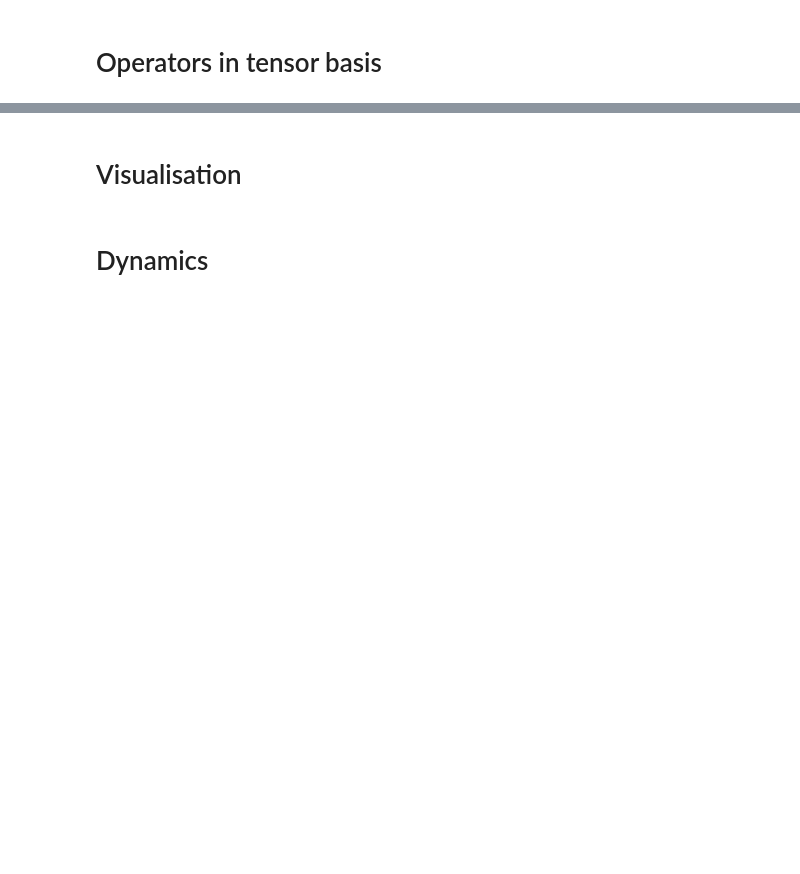
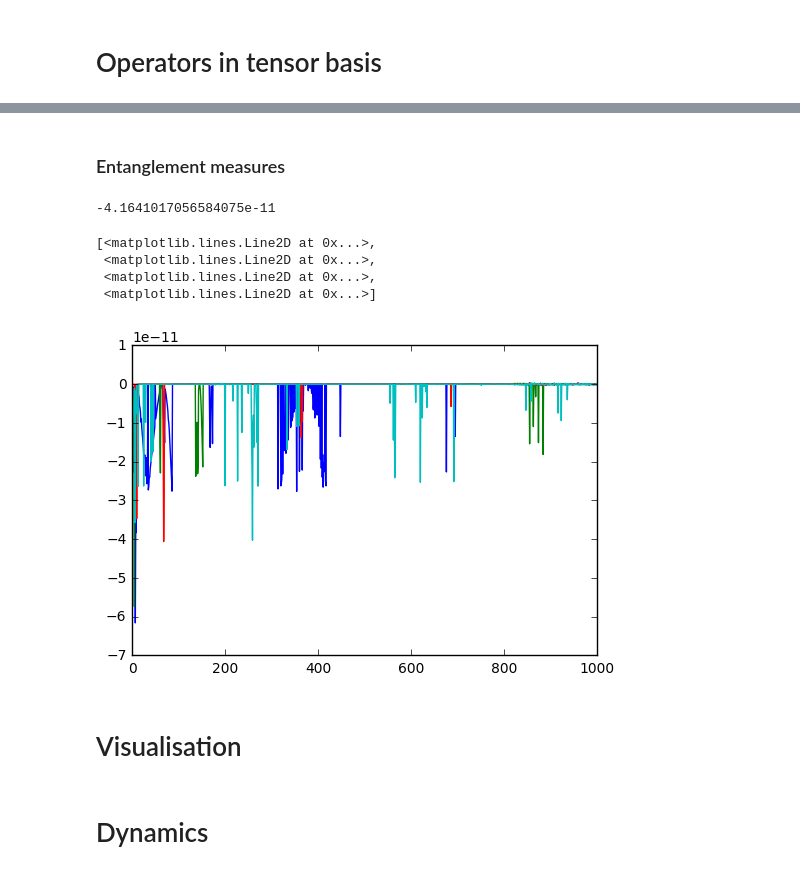
Before and after one commit to safoex/qubitlab, a Jupyter notebook: python/qutip/2qubit.ipynb, the cells around one changed output, grey strips where cells are left out. Drawn from its saved outputs; the diff is of its cells as text; code cells hidden in the pictures; blank space fills up the shorter version.

```diff
--- a/python/qutip/2qubit.ipynb
+++ b/python/qutip/2qubit.ipynb
@@ -110,7 +110,7 @@ print(w21)
 [8.7202120275182402, 7.8995064742269481]
 [6.5186834381082885, 5.3496493098973579]
 # %%
-Ej_space = np.linspace(4.3,4.4, 1000)
+Ej_space = np.linspace(4.35,4.37, 1000)
 
 difs = []
 for Ej_id, E_j in enumerate(Ej_space):
@@ -203,3 +203,33 @@ def THq_t(time_coeff = time_coeff, N = N, Ej = Ej, Ec = Ec, Eu = Eu):
+# %%
+def THq_evecs(N, Ej,Ec,Eu):
+    return THq_int(N,Ej,Ec,Eu).eigenstates()[1]
+def THq_evals(N=N, Ej=Ej,Ec=Ec,Eu=Eu):
+    return THq_int(N,Ej,Ec,Eu).eigenstates()[0]
+# %% [markdown]
+### Entanglement measures
+# %%
+ev = THq_evecs(N,[Ej[0],Ej[0]],[Ec[0],Ec[0]],Eu)[2]
+entropy_vn(ev)
+# %% [output]
+-4.1641017056584075e-11
+# %%
+Ej_space = np.linspace(1,20, 1000)
+def tensor_basis(evecs1, evecs2):
+    tb = []
+    tb_tmp = [[tensor(ev1,ev2) for ev1 in evecs1] for ev2 in evecs2]
+    for tbv in tb_tmp:
+        tb +=(tbv)
+    return tb
+evecs2 = Hqq_evecs(2)
+ent = [[entropy_vn(ev.transform(tensor_basis(Hq_evecs(N[0],E_j,Ec[0]),evecs2),True)) for ev in THq_evecs(N,[E_j,Ej[1]],Ec,Eu)[:4]] for E_j in Ej_space]
+# %%
+plt.plot(ent)
+# %% [output]
+[<matplotlib.lines.Line2D at 0x...>,
+ <matplotlib.lines.Line2D at 0x...>,
+ <matplotlib.lines.Line2D at 0x...>,
+ <matplotlib.lines.Line2D at 0x...>]
+[figure, added]
 # %% [markdown]
 # Visualisation
 # %%
```
Also changed, not shown: parts of 4 cells of this notebook.
